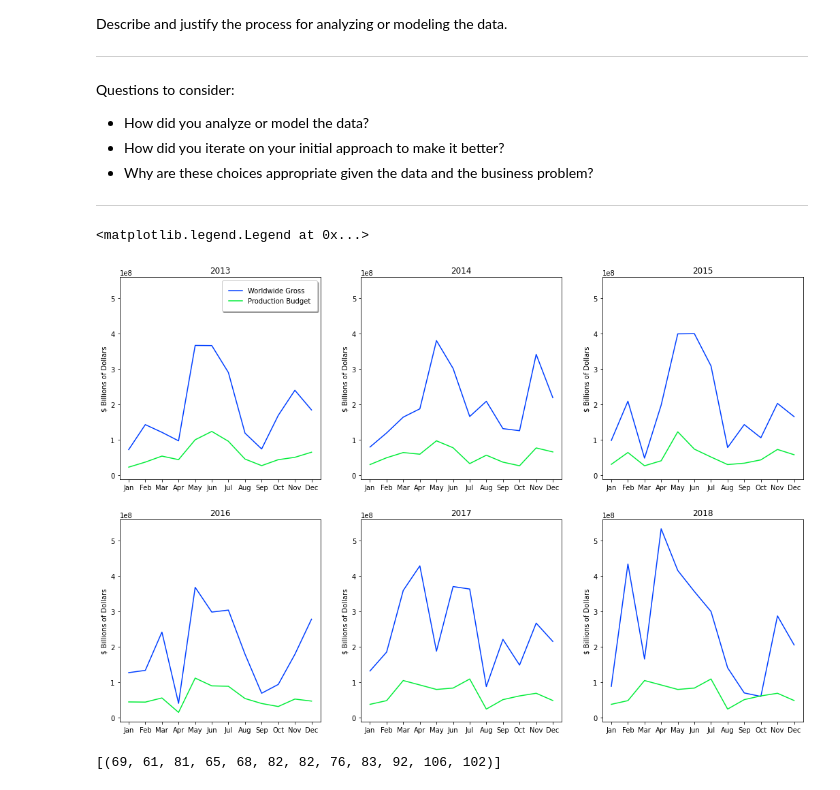
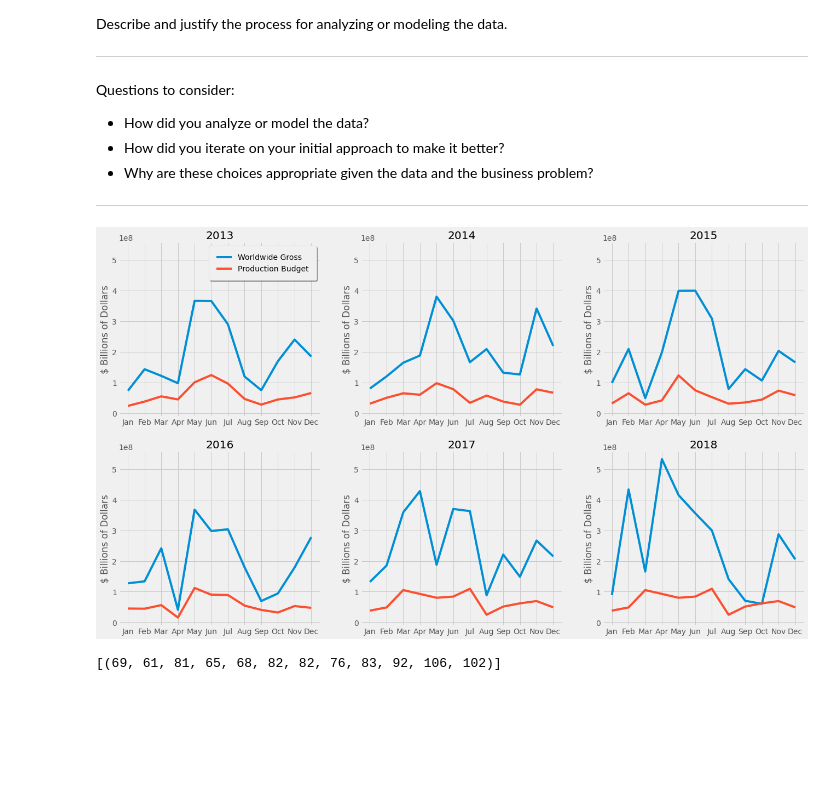
Before and after one commit to learn-co-curriculum/dsc-project-template, a Jupyter notebook: Finalized - Michael.ipynb, the cells around one changed output. Saved outputs shown, nothing was run; the diff lists cells and outputs as text; code cells hidden in the pictures; blank space fills up the shorter version.

Commit message:
Fix Graph Styles

```diff
--- a/Finalized - Michael.ipynb
+++ b/Finalized - Michael.ipynb
@@ -258,8 +258,14 @@ Questions to consider:
 # In order to model this data, we had to first create new columns to represent the different months within a year.
 # We then iterated through our old dataset and populated our new 'months_df' dataset to find the frequency
 # %%
-plt.style.use('seaborn-bright')
-fig, ax = plt.subplots(2, 3, figsize = (18, 12))
+# Initialize 6 figures in one plot
+# Set x to 'months' that we initialized above
+# Plot each year
+# Make them all share the same Y-axis
+# Create a Legend for ease of reading
+
+plt.style.use('fivethirtyeight')
+fig, ax = plt.subplots(2, 3, figsize = (20, 12))
 x= months
 
 ax[0,0].plot(x, mean_2013, label = 'Worldwide Gross')
@@ -273,35 +279,34 @@ ax[0,1].plot(x, mean_produc2014)
 ax[0,1].set_title('2014')
 ax[0,1].set_ylabel('$ Billions of Dollars')
 ax[0,1].sharey(ax[1, 2])
 
 ax[0,2].plot(x, mean_2015)
 ax[0,2].plot(x, mean_produc2015)
 ax[0,2].set_title('2015')
 ax[0,2].set_ylabel('$ Billions of Dollars')
 ax[0,2].sharey(ax[1, 2])
 
 ax[1,0].plot(x, mean_2016)
 ax[1,0].plot(x, mean_produc2016)
 ax[1,0].set_title('2016')
 ax[1,0].set_ylabel('$ Billions of Dollars')
 ax[1,0].sharey(ax[1, 2])
 
 ax[1,1].plot(x, mean_2017)
 ax[1,1].plot(x, mean_produc2017)
 ax[1,1].set_title('2017')
 ax[1,1].set_ylabel('$ Billions of Dollars')
 ax[1,1].sharey(ax[1, 2])
 
 ax[1,2].plot(x, mean_2018, label = 'Worldwide Gross')
 ax[1,2].plot(x, mean_produc2017, label = 'Production Budget')
 ax[1,2].set_title('2018')
 ax[1,2].set_ylabel('$ Billions of Dollars');
 
 
 ax[0,0].legend(fancybox=True, framealpha=1, shadow=True, borderpad=1);
 # %% [output]
-<matplotlib.legend.Legend at 0x...>
-[figure, old version]
+[figure, new version]
 # %%
 # Create a months dataframe to filter results per month
 
```
Also changed, not shown: parts of 1 cell of this notebook, 1 other file.
